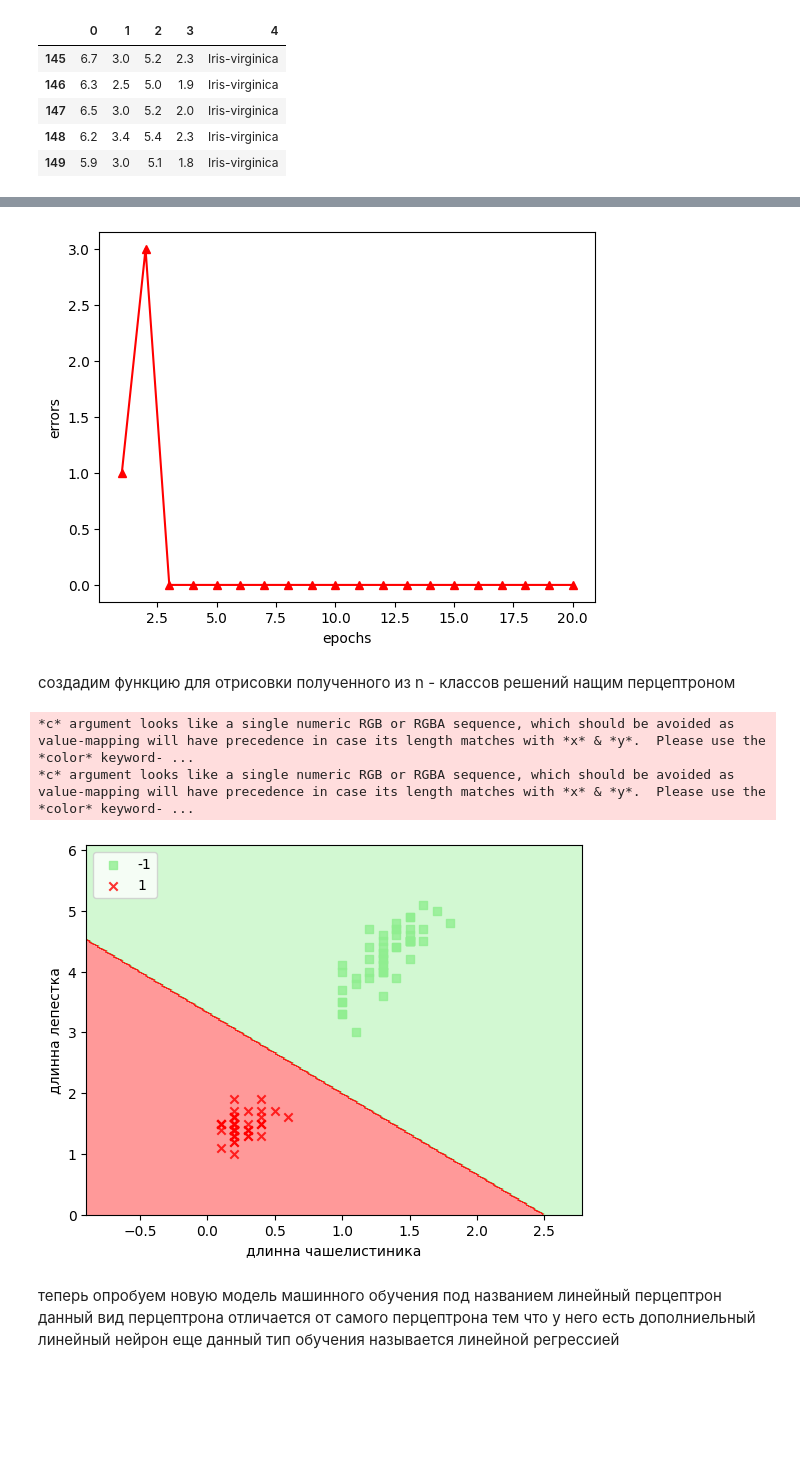
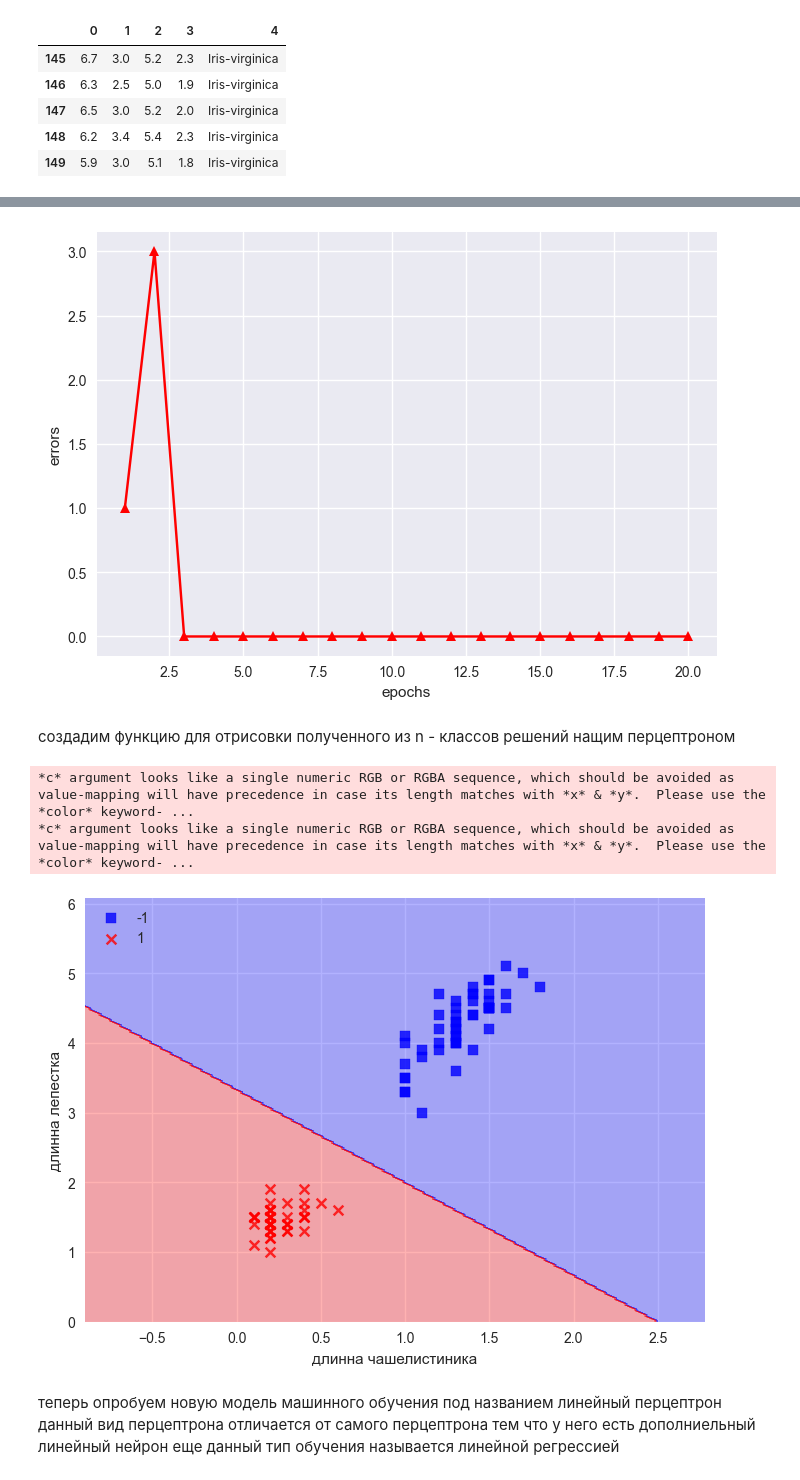
Before and after one commit to Asdergh/Drone_kit, a Jupyter notebook: Untitled-1.ipynb, the cells around one changed output, grey strips where cells are left out. Cells and saved outputs as stored; diff of their text form; code cells hidden in the pictures; blank space fills up the shorter version.

```diff
--- a/Untitled-1.ipynb
+++ b/Untitled-1.ipynb
@@ -6,6 +6,9 @@ import tensorflow as tf
 import open3d as o3d
 import matplotlib.pyplot as plt
 import matplotlib.colors as mcolors
+
+
+plt.style.use("seaborn")
 # %% [output]
 Jupyter environment detected. Enabling Open3D WebVisualizer.
 [Open3D INFO] WebRTC GUI backend enabled.
@@ -152,39 +91,42 @@ plt.xlabel("epochs")
 plt.ylabel("errors")
 plt.show()
 # %% [output]
-[figure, old version]
+[figure, new version]
 # %% [markdown]
 создадим функцию для отрисовки полученного из n - классов решений нащим перцептроном
 # %%
-def generate_desion_plot(X, Y, classifier,  frequency=0.02):
+def generate_desition_plot(X, Y, classifier,  frequency=0.02):
     markers = ["s", "x", "^", "v", "o"]
-    colors = ["lightgreen", "red", "blue", "gray", "cyan"]
+    colors = ["blue", "red", "lightgreen", "gray", "cyan"]
     cmap = mcolors.ListedColormap(colors[:len(np.unique(Y))] )
 
     x1_min = X[:, 0].min() - 1
     x1_max = X[:, 0].max() + 1
     x2_min = X[:, 1].min() - 1
     x2_max = X[:, 1].max() + 1
+
     xx1_grid, xx2_grid = np.meshgrid(np.arange(x1_min, x1_max, frequency),
     np.arange(x2_min, x2_max, frequency))
+
     Z = classifier.prediction(np.array([xx1_grid.ravel(), xx2_grid.ravel()]).T)
     Z = Z.reshape(xx1_grid.shape)
-    plt.contourf(xx1_grid, xx2_grid, Z, alpha=0.4, cmap=cmap)
+
+    plt.contourf(xx1_grid, xx2_grid, Z, alpha=0.3, cmap=cmap)
     plt.xlim(xx1_grid.min(), xx1_grid.max())
     plt.ylim(xx2_grid.min(), xx2_grid.max())
 
     for (index, cls) in enumerate(np.unique(Y)):
         plt.scatter(x=X[Y==cls, 0], y=X[Y==cls, 1], alpha=0.8, c=cmap(index), marker=markers[index], label=cls)
 # %%
-generate_desion_plot(X, y, classifier=pn)
+generate_desition_plot(X, y, classifier=pn)
 plt.xlabel("длинна чашелистиника")
 plt.ylabel("длинна лепестка")
 plt.legend(loc="upper left")
 plt.show()
 # %% [output]
 *c* argument looks like a single numeric RGB or RGBA sequence, which should be avoided as value-mapping will have precedence in case its length matches with *x* & *y*.  Please use the *color* keyword- ...
 *c* argument looks like a single numeric RGB or RGBA sequence, which should be avoided as value-mapping will have precedence in case its length matches with *x* & *y*.  Please use the *color* keyword- ...
-[figure, old version]
+[figure, new version]
 # %% [markdown]
 теперь опробуем новую модель машинного обучения под названием линейный перцептрон
 данный вид перцептрона отличается от самого перцептрона тем что у него есть дополниельный линейный нейрон
```
Also changed, not shown: parts of 13 cells of this notebook, 4 other files.
